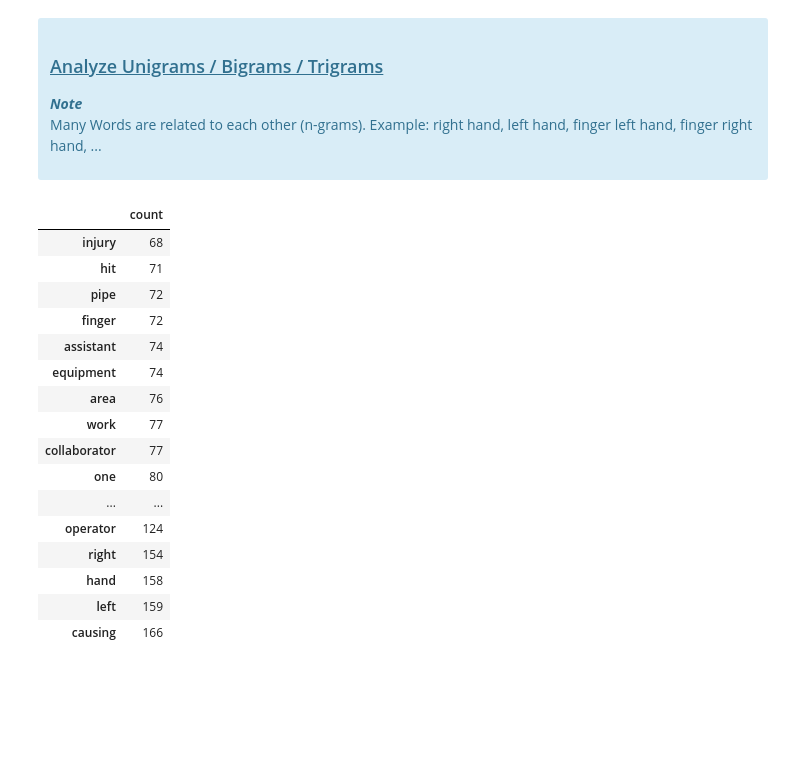
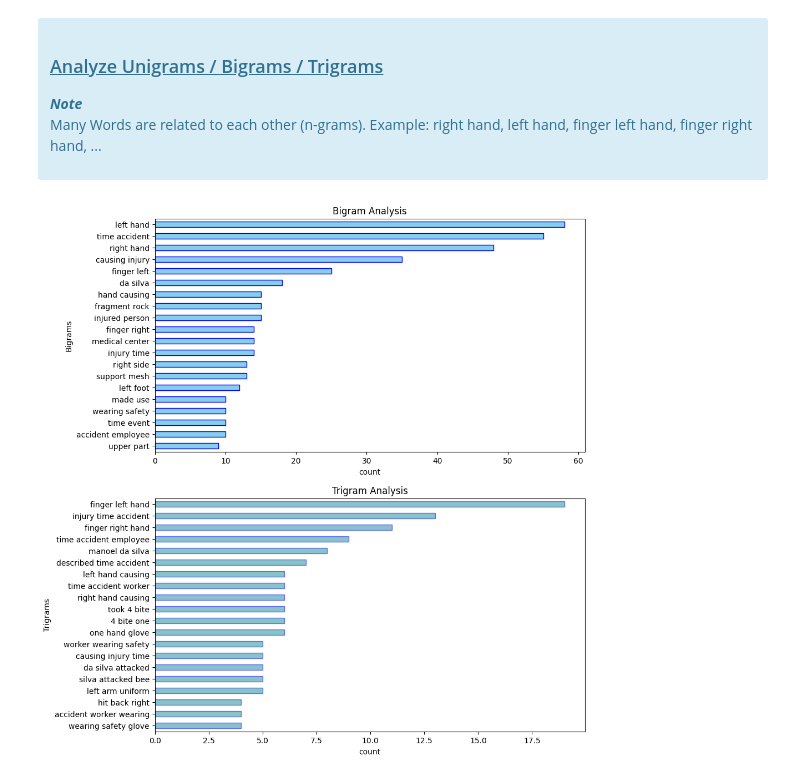
Before and after one commit to ThomasKirsch14/LearningML, a Jupyter notebook: accident-causal/accident.ipynb, the cells around one changed output. Cells and saved outputs as stored; diff of their text form; code cells hidden in the pictures; blank space fills up the shorter version.

```diff
--- a/accident-causal/accident.ipynb
+++ b/accident-causal/accident.ipynb
@@ -184,27 +184,39 @@ def ngrams(ngram, trg='', trg_value=''):
     ngram_df.index = [' '.join(i) for i in ngram_df.ngram]
     ngram_df.drop('ngram', axis=1, inplace=True)
     return ngram_df
-# %%
-monograms = ngrams(1)[::-1]
-cloud = WordCloud(
-    background_color='white',
-
-)
-# %% [output]
-|  | count |
-| injury | 68 |
-| hit | 71 |
-| pipe | 72 |
-| finger | 72 |
-| assistant | 74 |
-| equipment | 74 |
-| area | 76 |
-| work | 77 |
-| collaborator | 77 |
-| one | 80 |
-| ... | ... |
-| operator | 124 |
-| right | 154 |
-| hand | 158 |
-| left | 159 |
-| causing | 166 |
+# %%
+bigrams = ngrams(2)[::-1]
+trigrams = ngrams(3)[::-1]
+
+fig, ax = plt.subplots(2, 1, figsize=(10, 12))
+
+bigrams.plot(
+    kind='barh',
+    color='skyblue',
+    edgecolor='blue',
+    legend=None,
+    ax = ax[0]
+    )
+
+ax[0].set_title("Bigram Analysis")
+ax[0].set_xlabel("count")
+ax[0].set_ylabel("Bigrams")
+
+
+
+trigrams.plot(
+    kind='barh',
+    color='#138895',
+    alpha=0.5,
+    edgecolor='blue',
+    legend=None,
+    ax = ax[1]
+    )
+
+ax[1].set_title("Trigram Analysis")
+ax[1].set_xlabel("count")
+ax[1].set_ylabel("Trigrams")
+
+plt.show()
+# %% [output]
+[figure, added]
```
Also changed, not shown: parts of 2 cells of this notebook, 1 other file.
